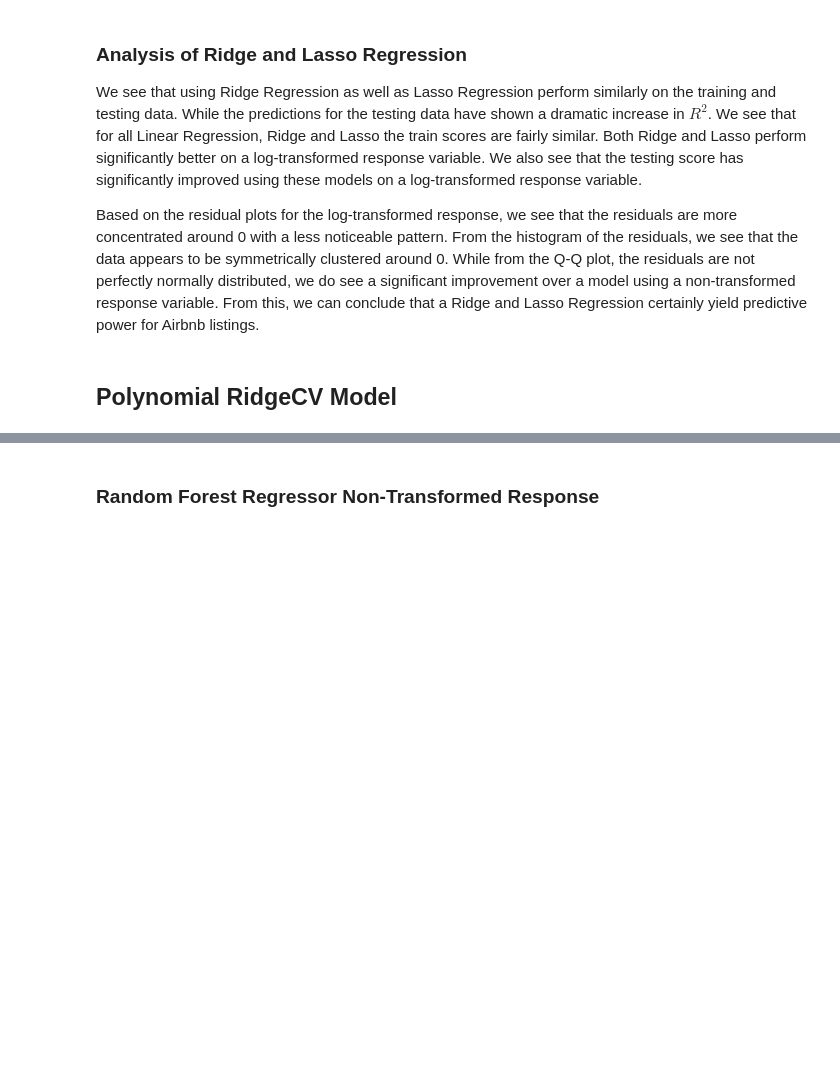
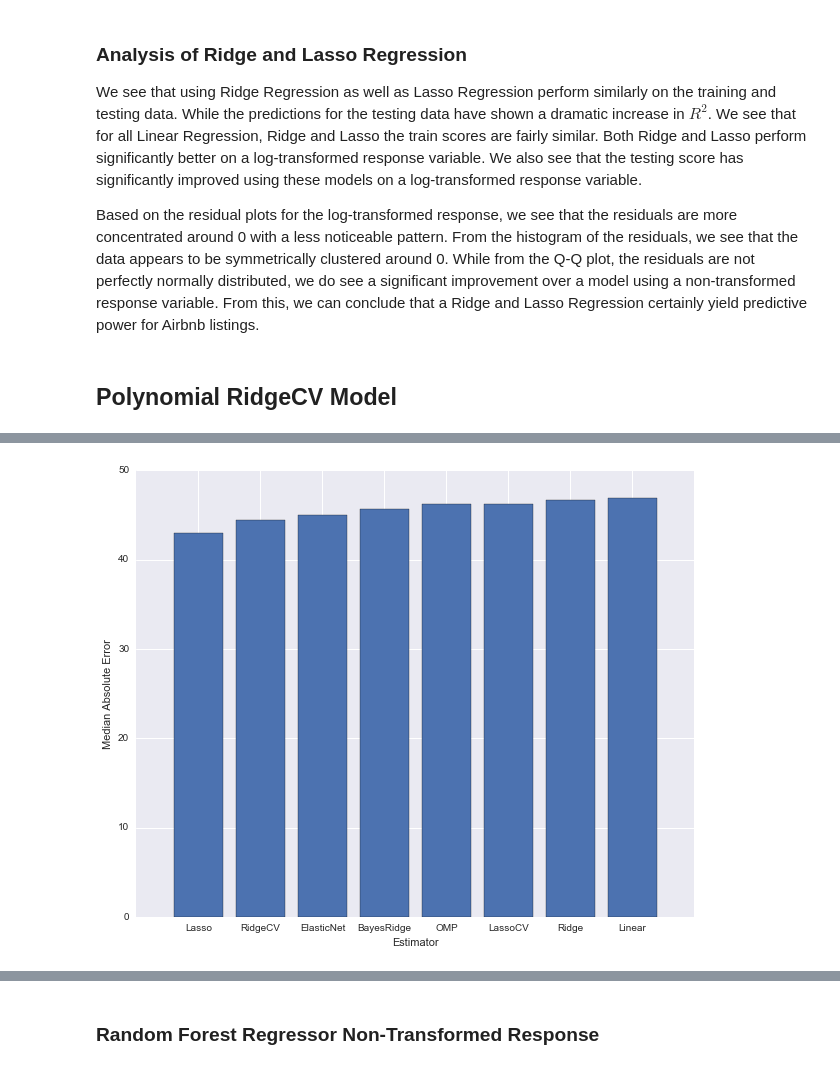
Before and after one commit to samuelklam/airbnb-pricing-prediction, a Jupyter notebook: data-modeling/data-modeling-baseline.ipynb, the cells around one changed output, grey strips where cells are left out. Cells and saved outputs as stored; diff of their text form; code cells hidden in the pictures; blank space fills up the shorter version.

Commit message:
add in modeling

```diff
--- a/data-modeling/data-modeling-baseline.ipynb
+++ b/data-modeling/data-modeling-baseline.ipynb
@@ -365,0 +358,23 @@ We see that a Polynomial RidgeCV is a promising model; however, it requires a si
+# %%
+reg_params = 10.**np.linspace(-10, 5, 10)
+models = [linear_model.LinearRegression(), linear_model.Ridge(), RidgeCV(alphas=reg_params, cv=5), linear_model.Lasso(), LassoCV(alphas=reg_params, cv=5), linear_model.ElasticNet(), linear_model.BayesianRidge(), linear_model.OrthogonalMatchingPursuit() ]
+model_labels = np.array(['Linear', 'Ridge', 'RidgeCV', 'Lasso', 'LassoCV', 'ElasticNet', 'BayesRidge', 'OMP'])
+model_errors = np.array([])
+
+X_train, X_test, y_train, y_test = train_test_split(x, y, test_size=0.35, random_state=20)
+
+for model in models:
+    model.fit(X_train, y_train)
+    model_err = metrics.median_absolute_error((y_test), model.predict(X_test))
+    model_errors = np.append(model_errors, model_err)
+
+pos = np.arange(model_errors.shape[0])
+srt = np.argsort(model_errors)
+plt.figure(figsize=(10,8))
+plt.bar(pos, model_errors[srt], align='center')
+plt.xticks(pos, model_labels[srt])
+plt.xlabel('Estimator')
+plt.ylabel('Median Absolute Error')
+plt.show()
+# %% [output]
+[figure, added]
```
Also changed, not shown: parts of 14 cells of this notebook.
